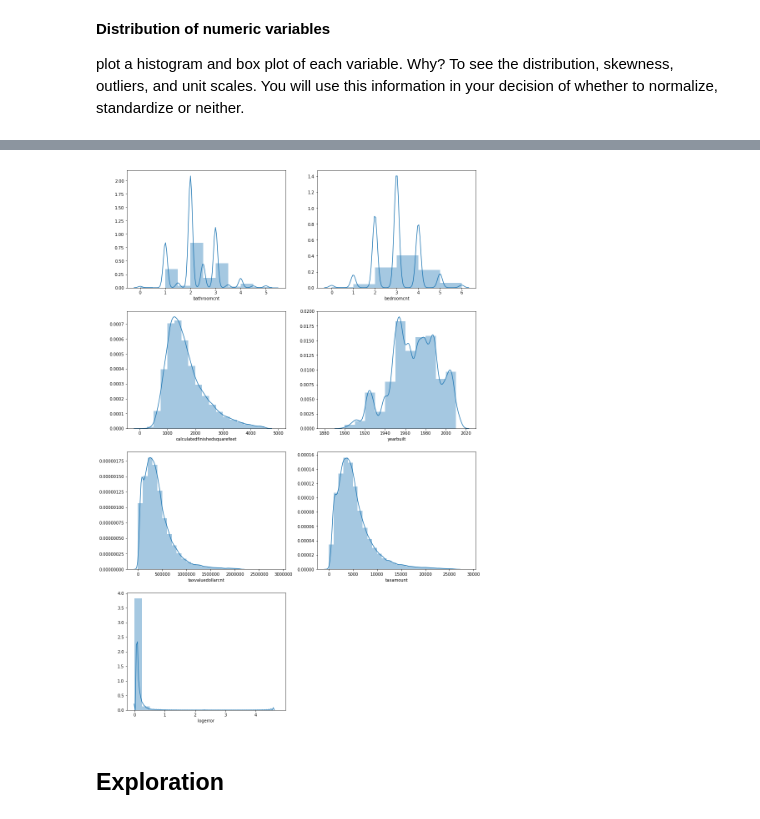
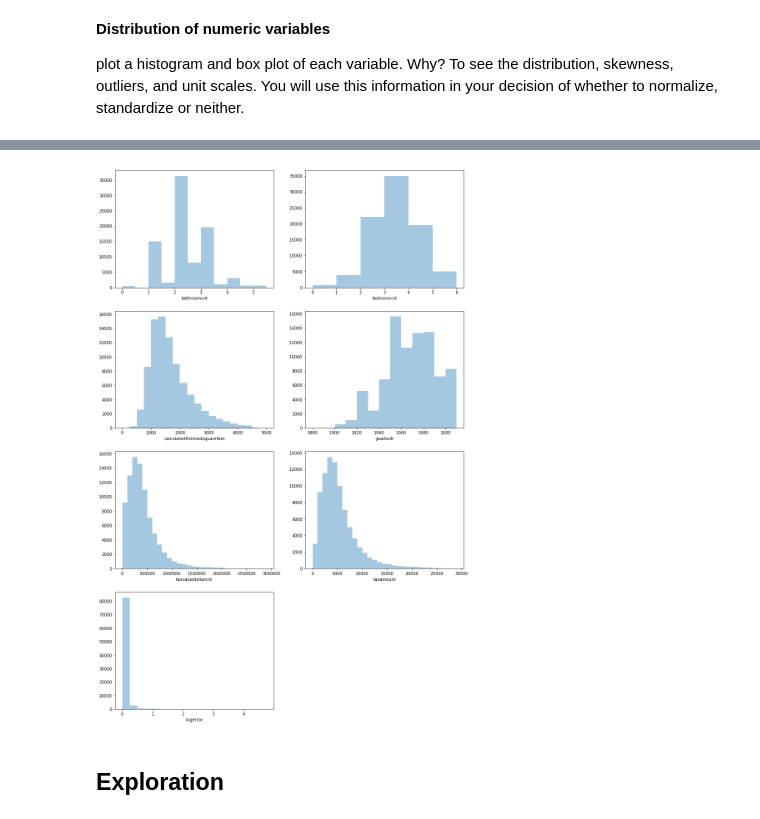
Before and after one commit to mpmoran/codeup-ds-projects, a Jupyter notebook: Regression_Proj_MichaelMoran.ipynb, the cells around one changed output, grey strips where cells are left out. Drawn from its saved outputs; the diff is of its cells as text; code cells hidden in the pictures.

```diff
--- a/Regression_Proj_MichaelMoran.ipynb
+++ b/Regression_Proj_MichaelMoran.ipynb
@@ -699,41 +680,41 @@ plt.show()
 # %%
 plt.figure(figsize=(15, 30))
 # for i, var in enumerate(x_vars):
 #     plt.subplot(5, 2, i + 1)
 #     sns.distplot(df_no_outliers[var])
 #     plt.xlabel(var)
 # plt.show()
 
 plt.subplot(521)
 bathbins = np.arange(0, 6, 0.5)
-sns.distplot(df_no_parcelid_dups.bathroomcnt, bins=bathbins)
+sns.distplot(df_no_parcelid_dups.bathroomcnt, bins=bathbins, kde=False)
 
 plt.subplot(522)
 bedbins = np.arange(0, 7)
-sns.distplot(df_no_parcelid_dups.bedroomcnt, bins=bedbins)
+sns.distplot(df_no_parcelid_dups.bedroomcnt, bins=bedbins, kde=False)
 
 plt.subplot(523)
 squarefeetbins = np.arange(0, 5250, 250)
-sns.distplot(df_no_parcelid_dups.calculatedfinishedsquarefeet, bins=squarefeetbins)
+sns.distplot(df_no_parcelid_dups.calculatedfinishedsquarefeet, bins=squarefeetbins, kde=False)
 
 plt.subplot(524)
 yearbuiltbins = np.arange(1880, 2020, 10)
-sns.distplot(df_no_parcelid_dups.yearbuilt, bins=yearbuiltbins)
+sns.distplot(df_no_parcelid_dups.yearbuilt, bins=yearbuiltbins, kde=False)
 
 plt.subplot(525)
 taxvaluebins=np.arange(0, 3_000_000, 100_000)
-sns.distplot(df_no_parcelid_dups.taxvaluedollarcnt, bins=taxvaluebins)
+sns.distplot(df_no_parcelid_dups.taxvaluedollarcnt, bins=taxvaluebins, kde=False)
 
 plt.subplot(526)
 taxamountbins = np.arange(0, 30_000, 1000)
-sns.distplot(df_no_parcelid_dups.taxamount, bins=taxamountbins)
+sns.distplot(df_no_parcelid_dups.taxamount, bins=taxamountbins, kde=False)
 
 plt.subplot(527)
 logerrorbins = np.arange(0, 5, 0.25)
-sns.distplot(df_no_parcelid_dups.logerror, bins=logerrorbins)
+sns.distplot(df_no_parcelid_dups.logerror, bins=logerrorbins, kde=False)
 plt.show()
 # %% [output]
-[figure, old version]
+[figure, new version]
 # %% [markdown]
 ## Exploration
 # %% [markdown]
```
Also changed, not shown: parts of 15 cells of this notebook.
